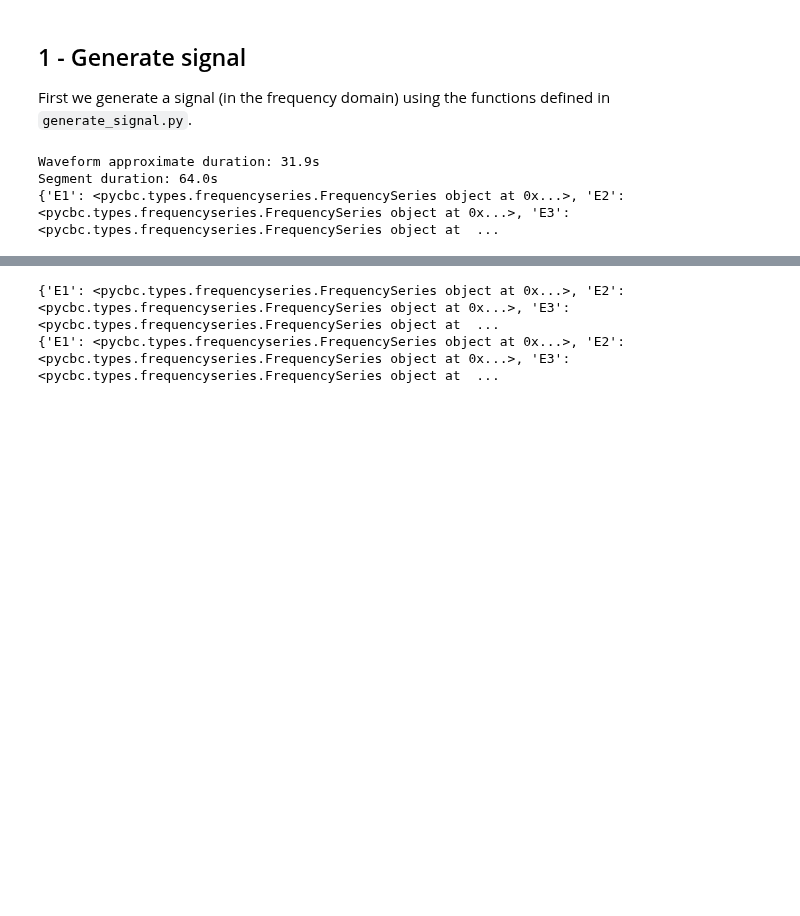
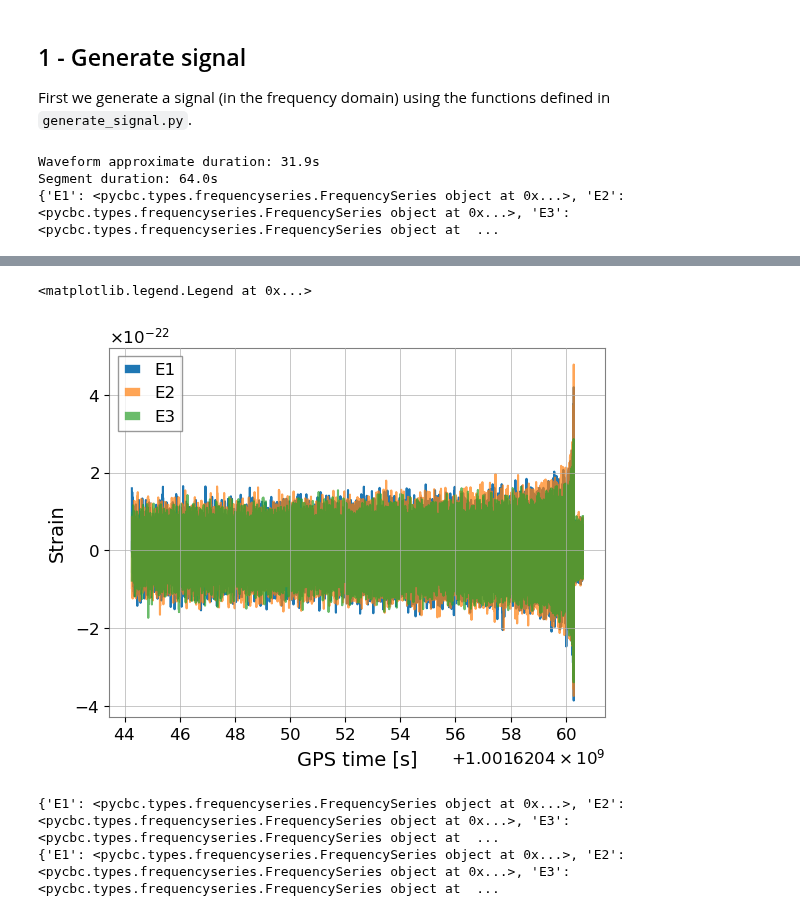
Before and after one commit to Glorieux-Victor/Internship_Victor_CBC_ET, a Jupyter notebook: code_Adrian/MLE_pipeline/src/test_likelihood_modif.ipynb, the cells around one changed output, grey strips where cells are left out. Cells and saved outputs as stored; diff of their text form; code cells hidden in the pictures; blank space fills up the shorter version.

Commit message:
data_reload

```diff
--- a/code_Adrian/MLE_pipeline/src/test_likelihood_modif.ipynb
+++ b/code_Adrian/MLE_pipeline/src/test_likelihood_modif.ipynb
@@ -73,7 +73,7 @@ Waveform approximate duration: 31.9s
 Segment duration: 64.0s
 {'E1': <pycbc.types.frequencyseries.FrequencySeries object at 0x...>, 'E2': <pycbc.types.frequencyseries.FrequencySeries object at 0x...>, 'E3': <pycbc.types.frequencyseries.FrequencySeries object at  ...
 # %%
-data = read_MDC_data(1001620399.26659, 1001620463.11925)
+data = read_MDC_data(1001620399.26659 + 45, 1001620463.11925 - 2.5)
 print(data)
 
 data['E1'].write("/home/victor-glorieux/Internship_Victor_CBC_ET/code_Adrian/MLE_pipeline/data/données_E1.txt")
@@ -89,3 +105,16 @@ IndexError: cannot read TimeSeries from empty source list
+# %%
+plt.figure()
+ax = plt.gca()
+ax.plot(data['E1'].times, data['E1'], label='E1')
+ax.plot(data['E2'].times, data['E2'], label='E2', alpha=0.7)
+ax.plot(data['E3'].times, data['E3'], label='E3', alpha=0.7)
+
+ax.set_xlabel('GPS time [s]')
+ax.set_ylabel('Strain')
+ax.legend()
+# %% [output]
+<matplotlib.legend.Legend at 0x...>
+[figure, added]
 # %%
 from pycbc.types import FrequencySeries
 from pycbc.types import TimeSeries as PycbcTimeSeries
```
Also changed, not shown: parts of 1 cell of this notebook, 3 other files.
